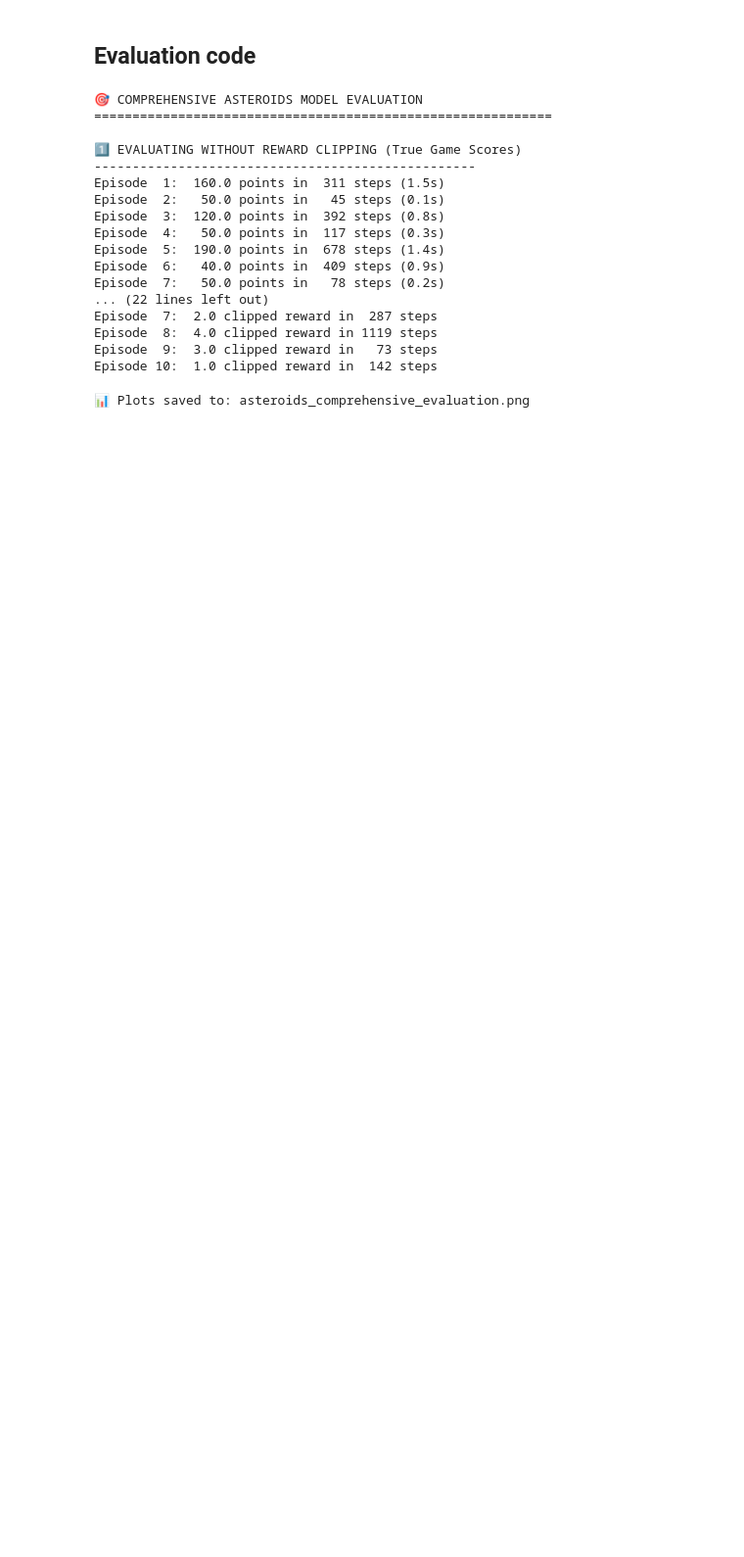
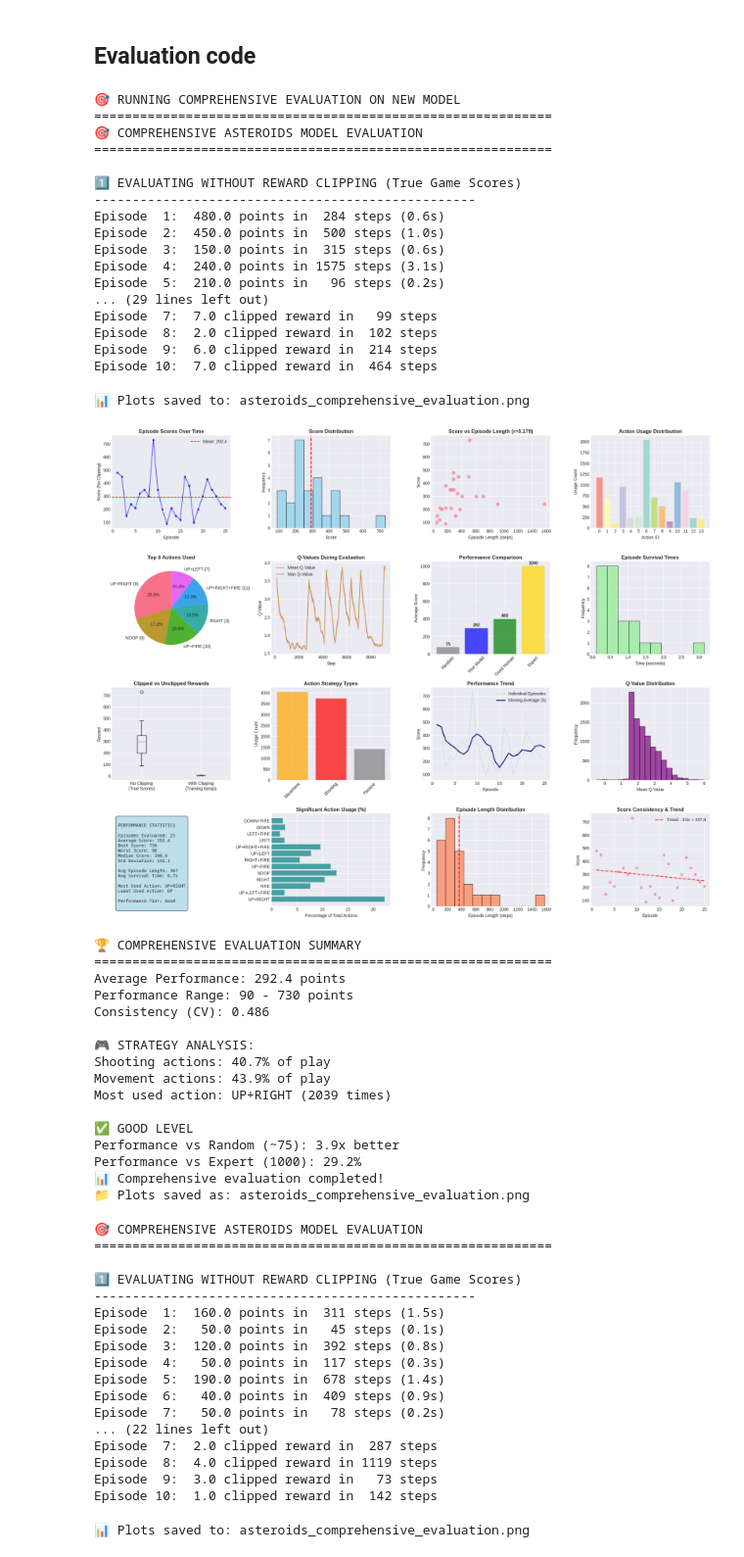
Before and after one commit to sthomas522/dqn_asteroids, a Jupyter notebook: RL_Asteroids.ipynb, the cells around one changed output. Shown at 98% size. Cells and saved outputs as stored; diff of their text form; code cells hidden in the pictures; blank space fills up the shorter version.

```diff
--- a/RL_Asteroids.ipynb
+++ b/RL_Asteroids.ipynb
@@ -1121,24 +1121,60 @@ def evaluate_your_model():
 # %%
 # After training completes, you'll have a model_path
 # Use that path for comprehensive evaluation
 
 print("🎯 RUNNING COMPREHENSIVE EVALUATION ON NEW MODEL")
 print("=" * 60)
 
 # The model_path from your training (will be something like this)
 new_model_path = model_path  # This comes from your training results
 
 # Run comprehensive evaluation
 results = comprehensive_asteroids_evaluation(
     model_path=new_model_path,
-    device=device,
+    device="cuda",
     num_episodes=25,          # Test more episodes for better statistics
     include_clipped=True,     # Compare clipped vs unclipped performance
     save_plots=True          # Save the analysis plots
 )
 
 print("📊 Comprehensive evaluation completed!")
 print("📁 Plots saved as: asteroids_comprehensive_evaluation.png")
+# %% [output]
+🎯 RUNNING COMPREHENSIVE EVALUATION ON NEW MODEL
+============================================================
+🎯 COMPREHENSIVE ASTEROIDS MODEL EVALUATION
+============================================================
+
+1️⃣ EVALUATING WITHOUT REWARD CLIPPING (True Game Scores)
+--------------------------------------------------
+Episode  1:  480.0 points in  284 steps (0.6s)
+Episode  2:  450.0 points in  500 steps (1.0s)
+Episode  3:  150.0 points in  315 steps (0.6s)
+Episode  4:  240.0 points in 1575 steps (3.1s)
+Episode  5:  210.0 points in   96 steps (0.2s)
+... (29 lines left out)
+Episode  7:  7.0 clipped reward in   99 steps
+Episode  8:  2.0 clipped reward in  102 steps
+Episode  9:  6.0 clipped reward in  214 steps
+Episode 10:  7.0 clipped reward in  464 steps
+📊 Plots saved to: asteroids_comprehensive_evaluation.png
+[figure, added]
+🏆 COMPREHENSIVE EVALUATION SUMMARY
+============================================================
+Average Performance: 292.4 points
+Performance Range: 90 - 730 points
+Consistency (CV): 0.486
+
+🎮 STRATEGY ANALYSIS:
+Shooting actions: 40.7% of play
+Movement actions: 43.9% of play
+Most used action: UP+RIGHT (2039 times)
+
+✅ GOOD LEVEL
+Performance vs Random (~75): 3.9x better
+Performance vs Expert (1000): 29.2%
+📊 Comprehensive evaluation completed!
+📁 Plots saved as: asteroids_comprehensive_evaluation.png
 # %%
 
 # Run evaluation if this script is executed directly
```
Also changed, not shown: parts of 1 cell of this notebook.
